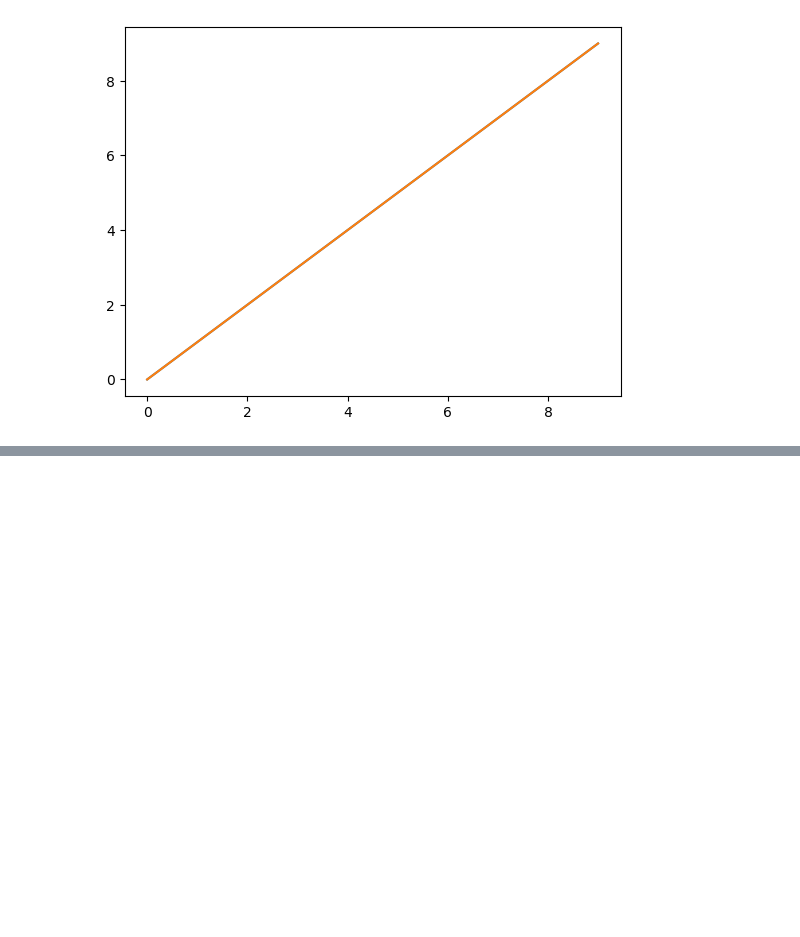
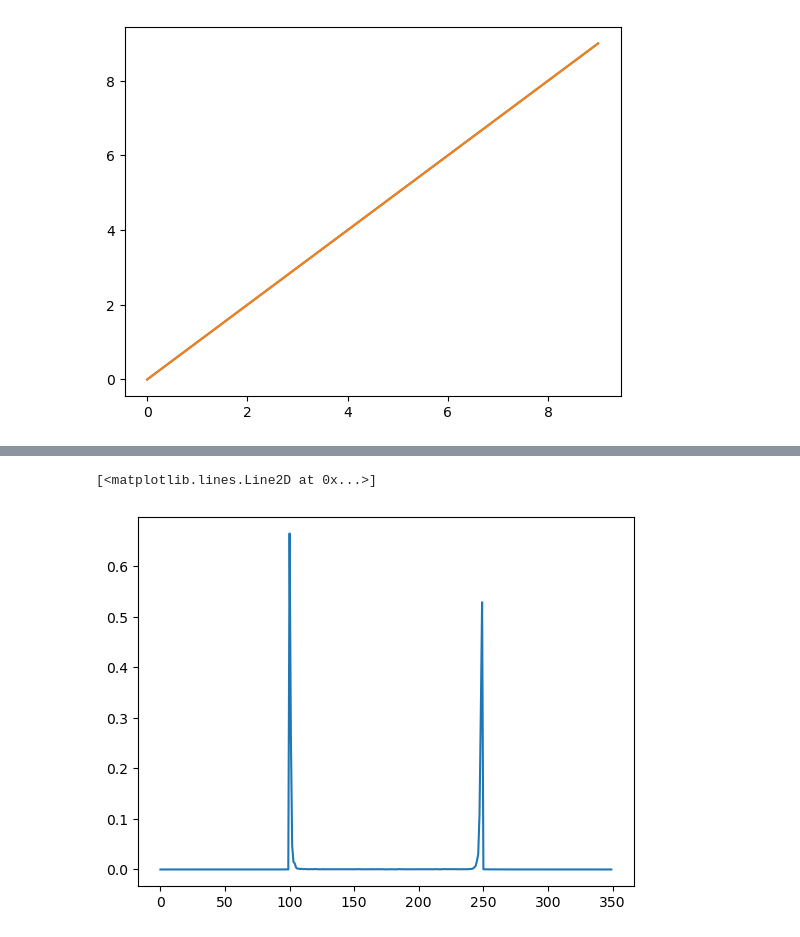
Before and after one commit to phasyn8/different_bayes, a Jupyter notebook: test_functions.ipynb, the cells around one changed output, grey strips where cells are left out. Cells and saved outputs as stored; diff of their text form; code cells hidden in the pictures; blank space fills up the shorter version.

```diff
--- a/test_functions.ipynb
+++ b/test_functions.ipynb
@@ -229,0 +272,6 @@ plt.plot(path[0],path[1])
+# %%
+plt.plot(prob)
+#plt.plot(data)
+# %% [output]
+[<matplotlib.lines.Line2D at 0x...>]
+[figure, added]
```
Also changed, not shown: parts of 7 cells of this notebook, 5 other files.
